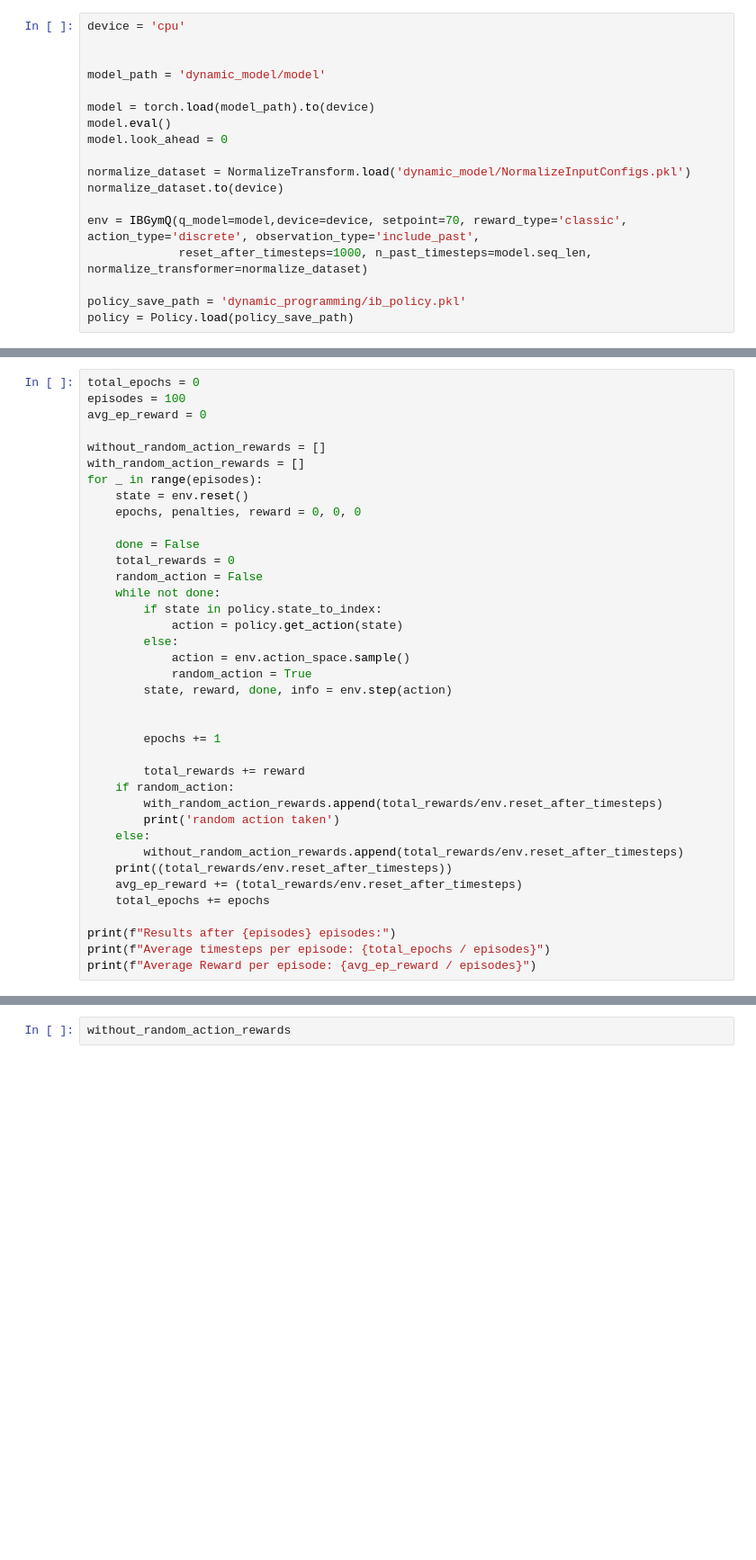
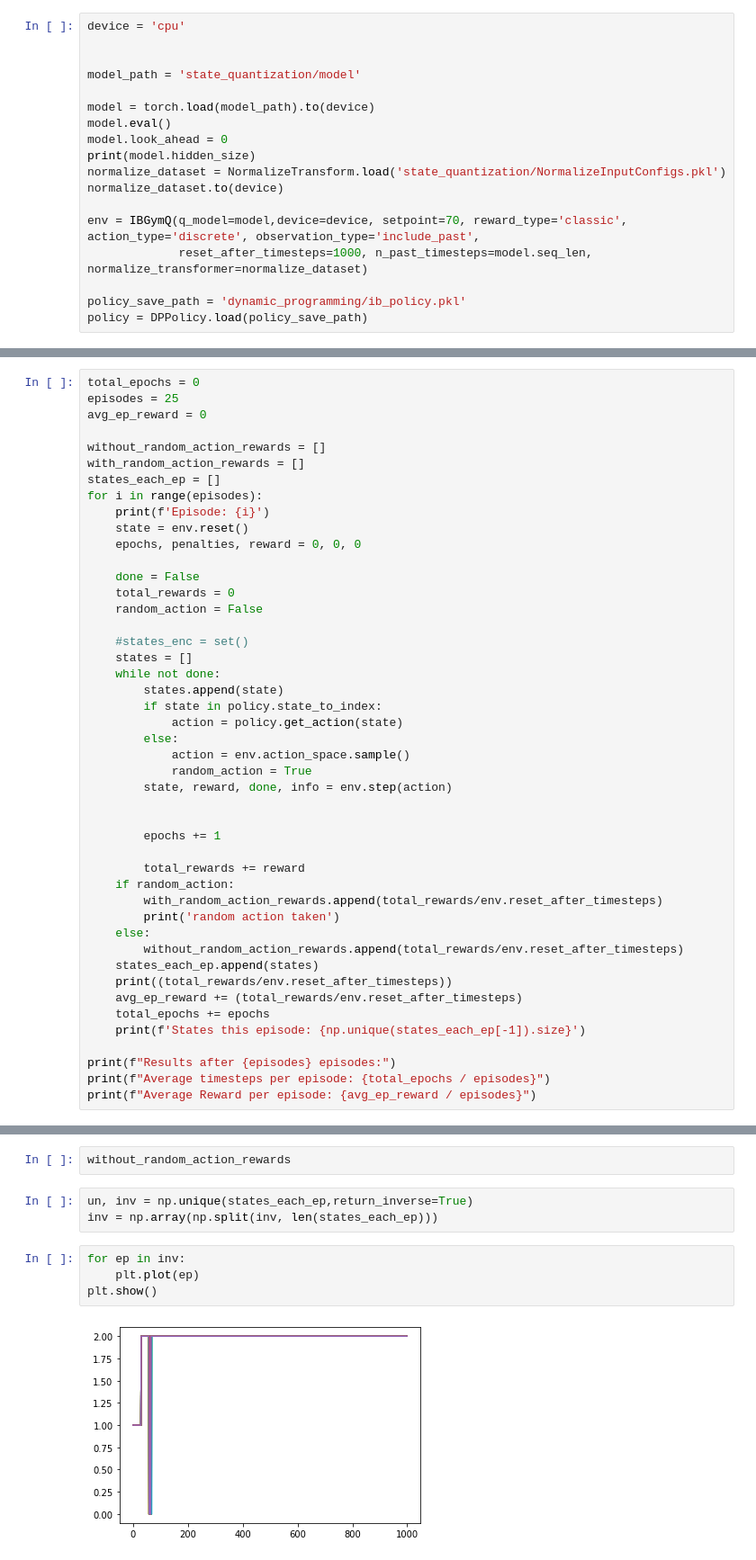
Before and after one commit to MHamza-Y/State-Space-Discretization, a Jupyter notebook: policy_iteration_test.ipynb, the cells around one changed output, grey strips where cells are left out. Shown at 90% size. Cells and saved outputs as stored; diff of their text form; blank space fills up the shorter version.

```diff
--- a/policy_iteration_test.ipynb
+++ b/policy_iteration_test.ipynb
@@ -8,17 +10,17 @@ from dynamic_programming.mdp_model import Policy
 device = 'cpu'
 
 
-model_path = 'dynamic_model/model'
+model_path = 'state_quantization/model'
 
 model = torch.load(model_path).to(device)
 model.eval()
 model.look_ahead = 0
-
-normalize_dataset = NormalizeTransform.load('dynamic_model/NormalizeInputConfigs.pkl')
+print(model.hidden_size)
+normalize_dataset = NormalizeTransform.load('state_quantization/NormalizeInputConfigs.pkl')
 normalize_dataset.to(device)
 
 env = IBGymQ(q_model=model,device=device, setpoint=70, reward_type='classic', action_type='discrete', observation_type='include_past',
              reset_after_timesteps=1000, n_past_timesteps=model.seq_len, normalize_transformer=normalize_dataset)
 
 policy_save_path = 'dynamic_programming/ib_policy.pkl'
-policy = Policy.load(policy_save_path)
+policy = DPPolicy.load(policy_save_path)
@@ -25,18 +33,24 @@ policy = Policy.load(policy_save_path)
 # %%
 total_epochs = 0
-episodes = 100
+episodes = 25
 avg_ep_reward = 0
 
 without_random_action_rewards = []
 with_random_action_rewards = []
-for _ in range(episodes):
+states_each_ep = []
+for i in range(episodes):
+    print(f'Episode: {i}')
     state = env.reset()
     epochs, penalties, reward = 0, 0, 0
 
     done = False
     total_rewards = 0
     random_action = False
+
+    #states_enc = set()
+    states = []
     while not done:
+        states.append(state)
         if state in policy.state_to_index:
             action = policy.get_action(state)
         else:
@@ -53,9 +67,11 @@ for _ in range(episodes):
         print('random action taken')
     else:
         without_random_action_rewards.append(total_rewards/env.reset_after_timesteps)
+    states_each_ep.append(states)
     print((total_rewards/env.reset_after_timesteps))
     avg_ep_reward += (total_rewards/env.reset_after_timesteps)
     total_epochs += epochs
+    print(f'States this episode: {np.unique(states_each_ep[-1]).size}')
 
 print(f"Results after {episodes} episodes:")
 print(f"Average timesteps per episode: {total_epochs / episodes}")
@@ -84,2 +102,11 @@ print(f'Average Reward without random actions {sum(without_random_action_rewards
 # %%
 without_random_action_rewards
+# %%
+un, inv = np.unique(states_each_ep,return_inverse=True)
+inv = np.array(np.split(inv, len(states_each_ep)))
+# %%
+for ep in inv:
+    plt.plot(ep)
+plt.show()
+# %% [output]
+[figure, added]
```
Also changed, not shown: parts of 5 cells of this notebook, 36 other files.
